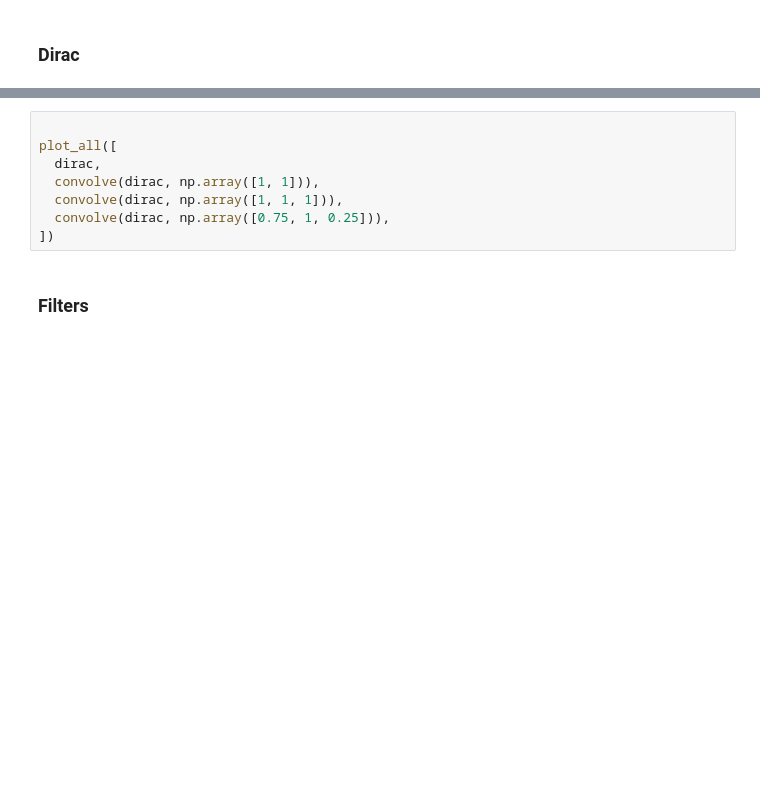
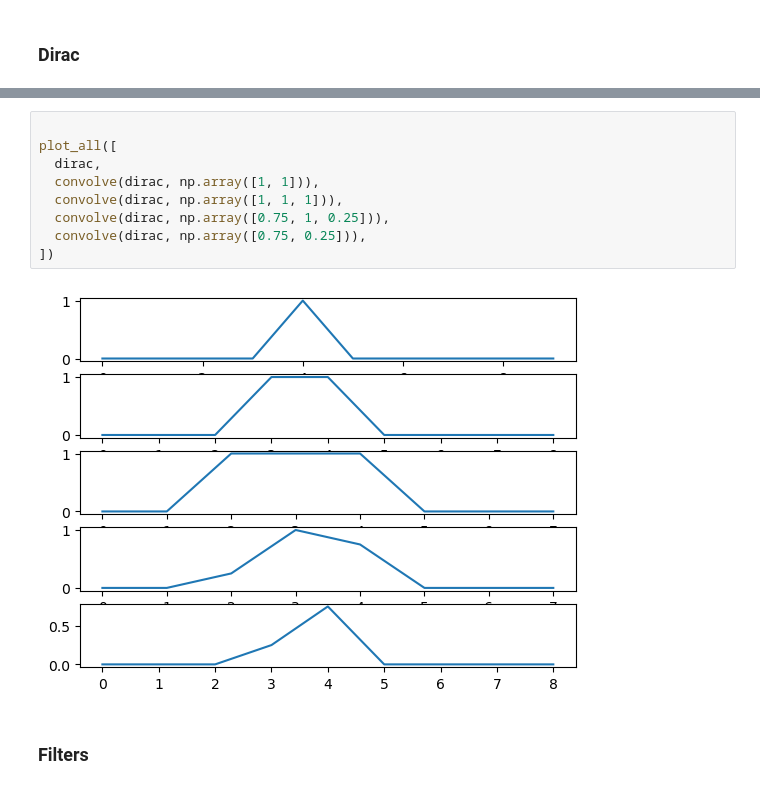
Before and after one commit to samogden/CST463-assignments, a Jupyter notebook: class_code/week08/cnn-models.ipynb, the cells around one changed output, grey strips where cells are left out. Drawn from its saved outputs; the diff is of its cells as text; blank space fills up the shorter version.

```diff
--- a/class_code/week08/cnn-models.ipynb
+++ b/class_code/week08/cnn-models.ipynb
@@ -107,11 +125,14 @@ plot_all([
 # %%
 
 plot_all([
   dirac,
   convolve(dirac, np.array([1, 1])),
   convolve(dirac, np.array([1, 1, 1])),
   convolve(dirac, np.array([0.75, 1, 0.25])),
+  convolve(dirac, np.array([0.75, 0.25])),
 ])
+# %% [output]
+[figure, added]
 # %% [markdown]
 ### Filters
 # %%
```
Also changed, not shown: parts of 15 cells of this notebook, 6 other files.
